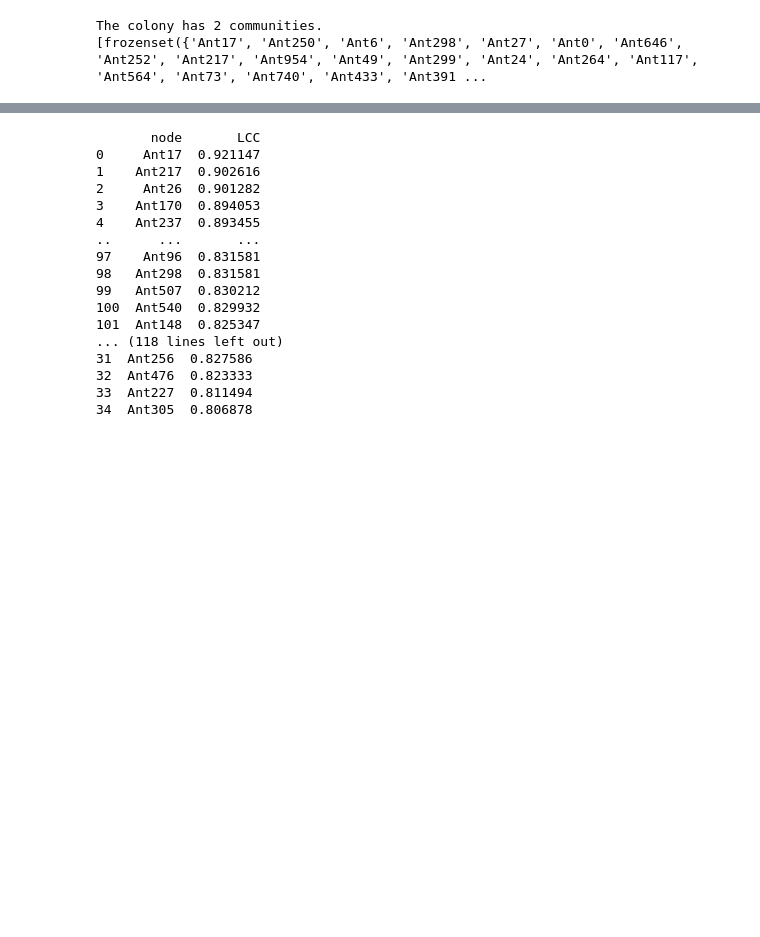
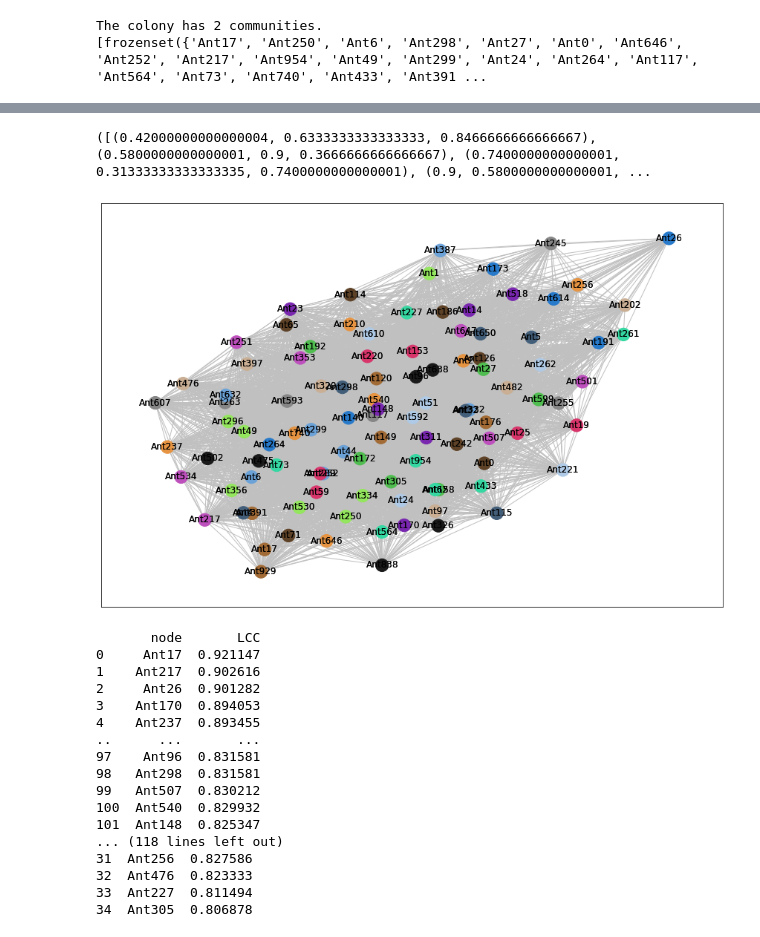
Before and after one commit to ruyters/CS_SCFA_RS, a Jupyter notebook: main.ipynb, the cells around one changed output, grey strips where cells are left out. Cells and saved outputs as stored; diff of their text form; code cells hidden in the pictures; blank space fills up the shorter version.

```diff
--- a/main.ipynb
+++ b/main.ipynb
@@ -284,22 +288,25 @@ set
 # %%
 def set_node_community(G, communities):
     '''Add community to node attributes'''
-    graph = G.copy
-    print(communities)
-    for c in enumerate(communities):
+    graph = G
+    for c, c_v in enumerate(communities):
             # Add 1 to save 0 for external edges
-            graph.nodes[c]['community'] = c + 1
+            print(c_v)
+            graph.nodes[c_v]['community'] = c + 1
+    print (graph)
     return graph
 
-def set_edge_community(G):
-        '''Find internal edges and add their community to their attributes'''
-        for v, w, in G.edges:
-            if G.nodes[v]['community'] == G.nodes[w]['community']:
-                # Internal edge, mark with community
-                G.edges[v, w]['community'] = G.nodes[v]['community']
-            else:
-                # External edge, mark as 0
-                G.edges[v, w]['community'] = 0
+def set_edge_community(graph):
+    G = graph
+    '''Find internal edges and add their community to their attributes'''
+    for v, w, in G.edges:
+        if G.nodes[v]['community'] == G.nodes[w]['community']:
+            # Internal edge, mark with community
+            G.edges[v, w]['community'] = G.nodes[v]['community']
+        else:
+            # External edge, mark as 0
+            G.edges[v, w]['community'] = 0
+    return G
 
 def get_color(i, r_off=1, g_off=1, b_off=1):
     '''Assign a color to a vertex.'''
@@ -314,14 +321,14 @@ def get_color(i, r_off=1, g_off=1, b_off=1):
 
 # Set node and edge communities
 def communities(graph, communities):
-    set_node_community(graph, communities)
-    set_edge_community(graph)
+    g = set_node_community(graph, communities)
+    e = set_edge_community(graph)
 
     node_color = [get_color(graph.nodes[v]['community']) for v in graph.nodes]
 
     # Set community color for edges between members of the same community (internal) and intra-community edges (external)
-    external = [(v, w) for v, w in graph.edges if graph.edges[v, w]['community'] == 0]
-    internal = [(v, w) for v, w in graph.edges if graph.edges[v, w]['community'] > 0]
+    external = [(v, w) for v, w in g.edges if g.edges[v, w]['community'] == 0]
+    internal = [(v, w) for v, w in g.edges if g.edges[v, w]['community'] > 0]
     internal_color = ['black' for e in internal]
 
     return node_color, external, internal, internal_color
@@ -339,3 +361,3 @@ None
 # %%
-communities_ants = communities(graph_d1, communities)
+communities_ants = communities(graph_d1, graph_d1.nodes)
 # %% [output]
@@ -343,3 +381,7 @@ TypeError: 'function' object is not iterable
+# %%
+print(communities_ants)
+# %% [output]
+([(0.42000000000000004, 0.6333333333333333, 0.8466666666666667), (0.5800000000000001, 0.9, 0.3666666666666667), (0.7400000000000001, 0.31333333333333335, 0.7400000000000001), (0.9, 0.5800000000000001, ...
 # %%
 def visu_community(graph, communities):
     graph_pos = nx.spring_layout(graph)
@@ -358,6 +400,10 @@ def visu_community(graph, communities):
         node_color=communities[0],
         edgelist=communities[2],
         edge_color=communities[3])
+# %%
+visu_community(graph_d1, communities_ants)
+# %% [output]
+[figure, added]
 # %%
 def get_local_cluster_coefficient(graph):
     loc_cluster = pd.DataFrame(sorted(nx.clustering(graph).items(),
```
Also changed, not shown: parts of 5 cells of this notebook.
